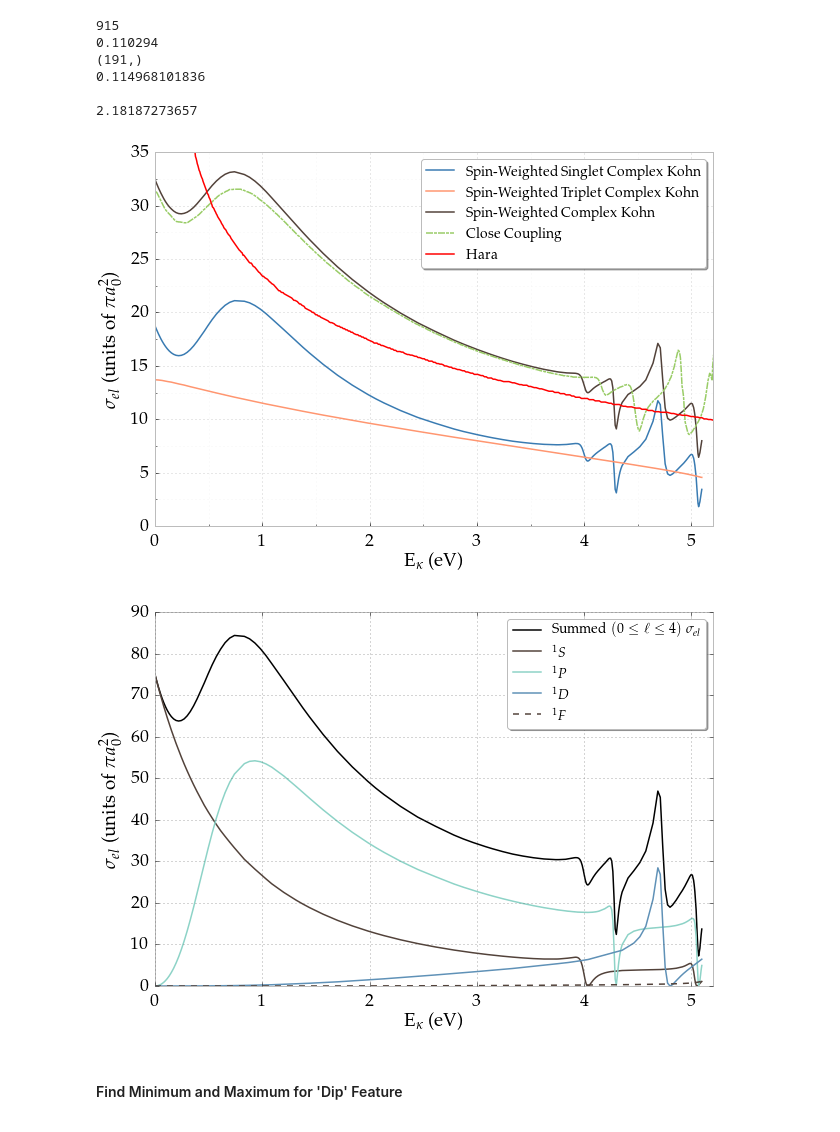
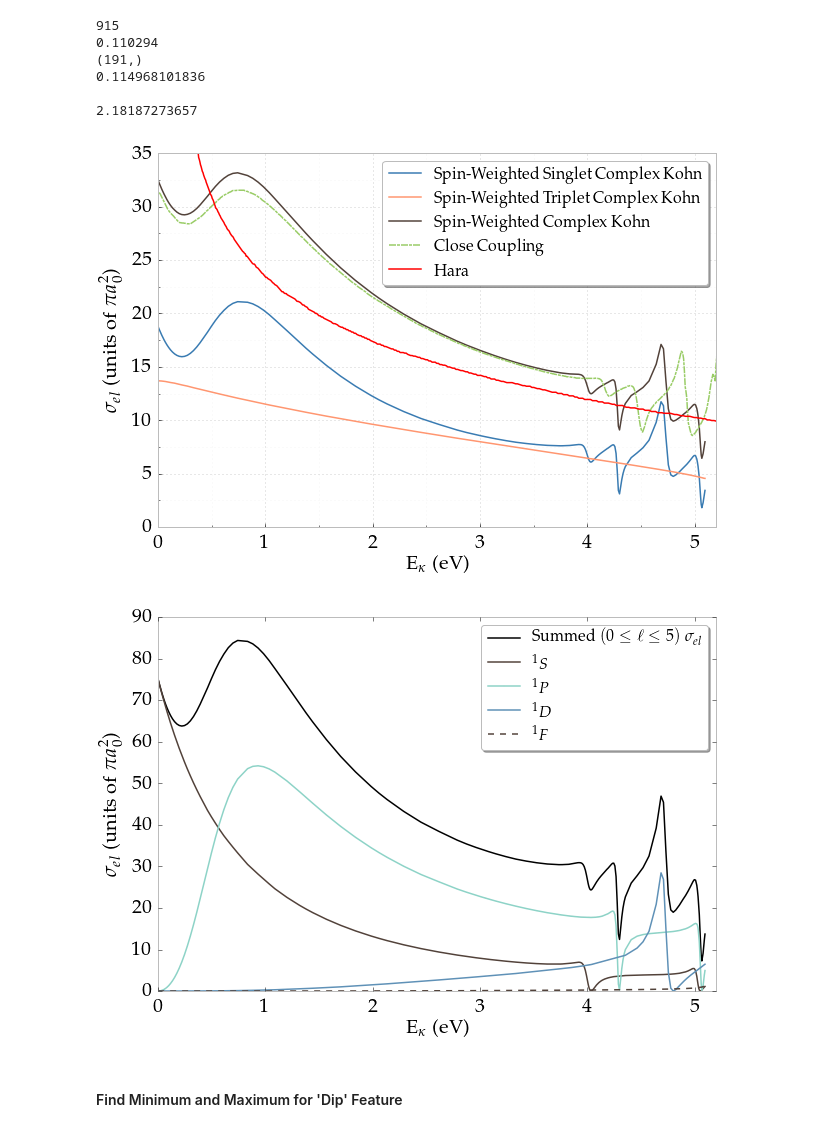
Before and after one commit to DentonW/Papers, a Jupyter notebook: PRA PsH/IPython/Paper Images.ipynb, the cells around one changed output. Cells and saved outputs as stored; diff of their text form; code cells hidden in the pictures.

```diff
--- a/PRA PsH/IPython/Paper Images.ipynb
+++ b/PRA PsH/IPython/Paper Images.ipynb
@@ -291,30 +296,37 @@ print PercentDiff(datanpt[1][14], df['Cross'][33])
 # %%
 datanph = numpy.loadtxt('Hara - Total CS.csv', dtype=float, delimiter=',')
 datanpth = np.transpose(datanph)
 
-df.plot(x='E', y='Cross1', marker='.', markersize=0.01, label='Spin-Weighted Singlet Complex Kohn', color=singletcolor)
-df.plot(x='E', y='Cross3', marker='.', markersize=0.01, label='Spin-Weighted Triplet Complex Kohn', color=tripletcolor)
-df.plot(x='E', y='Cross', marker='.', markersize=0.01, label='Spin-Weighted Complex Kohn', color=combinedcolor)
+#df.plot(x='E', y='Cross1', marker='.', markersize=0.01, label='Spin-Weighted Singlet Complex Kohn', color=singletcolor)
+#df.plot(x='E', y='Cross3', marker='.', markersize=0.01, label='Spin-Weighted Triplet Complex Kohn', color=tripletcolor)
+#df.plot(x='E', y='Cross', marker='.', markersize=0.01, label='Spin-Weighted Complex Kohn', color=combinedcolor)
+pyplot.plot(df['E'], df['Cross1'], marker='.', markersize=0.01, label='Spin-Weighted Singlet Complex Kohn', color=singletcolor)
+pyplot.plot(df['E'], df['Cross3'], marker='.', markersize=0.01, label='Spin-Weighted Triplet Complex Kohn', color=tripletcolor)
+pyplot.plot(df['E'], df['Cross'], marker='.', markersize=0.01, label='Spin-Weighted Complex Kohn', color=combinedcolor)
 line, = pyplot.plot(datanpt[0], datanpt[1], label='Close Coupling', color='#99CC66')  #, ls = 'dashed'
 line.set_dashes([7, 1, 3, 1])  # 7 points on, 1 point off, 3 points on, 1 point off
 line, = pyplot.plot(ktoE(datanpth[0]), datanpth[1]/pi, label='Hara', color='red')  #, ls = 'dashed'
 pyplot.xlabel(r"${\rm{E}}_{\kappa}$ (eV)")
 pyplot.ylabel(r"$\sigma_{el}$ (units of $\pi a_0^2$)")
 pyplot.legend(loc='upper right', shadow=True)
 pyplot.xlim([0,5.2])
 pyplot.ylim([0,35])
 FixPlot(plt)
 pyplot.savefig("hara-combined-cross-sections.pdf", bbox_inches='tight')
 pyplot.show()
 # %% [output]
-[figure, old version]
+[figure, new version]
 # %%
 colors = ('#52423A', "#8dd3c7", '#5F91B7')
-pyplot.plot(df['E'], 4*df['Cross1'], marker='.', markersize=0.01, label=r'Summed $(0 \leq \ell \leq 4)$ \sigma_{el}', color='black')
-df.plot(x='E', y='Cross1S', marker='.', markersize=0.01, label=r'$^1S$', color=colors[0])
-df.plot(x='E', y='Cross1P', marker='.', markersize=0.01, label=r'$^1P$', color=colors[1])
-df.plot(x='E', y='Cross1D', marker='.', markersize=0.01, label=r'$^1D$', color=colors[2])
-df.plot(x='E', y='Cross1F', marker='.', markersize=0.01, label=r'$^1F$', color=colors[0], ls='dashed')
+pyplot.plot(df['E'], 4*df['Cross1'], marker='.', markersize=0.01, label=r'Summed $(0 \leq \ell \leq 5)$ \sigma_{el}', color='black')
+#df.plot(x='E', y='Cross1S', marker='.', markersize=0.01, label=r'$^1S$', color=colors[0])
+#df.plot(x='E', y='Cross1P', marker='.', markersize=0.01, label=r'$^1P$', color=colors[1])
+#df.plot(x='E', y='Cross1D', marker='.', markersize=0.01, label=r'$^1D$', color=colors[2])
+#df.plot(x='E', y='Cross1F', marker='.', markersize=0.01, label=r'$^1F$', color=colors[0], ls='dashed')
+pyplot.plot(df['E'], df['Cross1S'], marker='.', markersize=0.01, label=r'$^1S$', color=colors[0])
+pyplot.plot(df['E'], df['Cross1P'], marker='.', markersize=0.01, label=r'$^1P$', color=colors[1])
+pyplot.plot(df['E'], df['Cross1D'], marker='.', markersize=0.01, label=r'$^1D$', color=colors[2])
+pyplot.plot(df['E'], df['Cross1F'], marker='.', markersize=0.01, label=r'$^1F$', color=colors[0], ls='dashed')
 pyplot.legend(loc='upper right', shadow=True)
 pyplot.xlabel(r"${\rm{E}}_{\kappa}$ (eV)")
 pyplot.ylabel(r"$\sigma_{el}$ (units of $\pi a_0^2$)")
@@ -322,7 +334,7 @@ pyplot.xlim([0,5.2])
 pyplot.savefig("singlet-cross-sections.pdf", bbox_inches='tight')
 pyplot.show()
 # %% [output]
-[figure, old version]
+[figure, new version]
 # %% [markdown]
 #### Find Minimum and Maximum for 'Dip' Feature
 # %%
```
Also changed, not shown: parts of 26 cells of this notebook, 8 other files.
